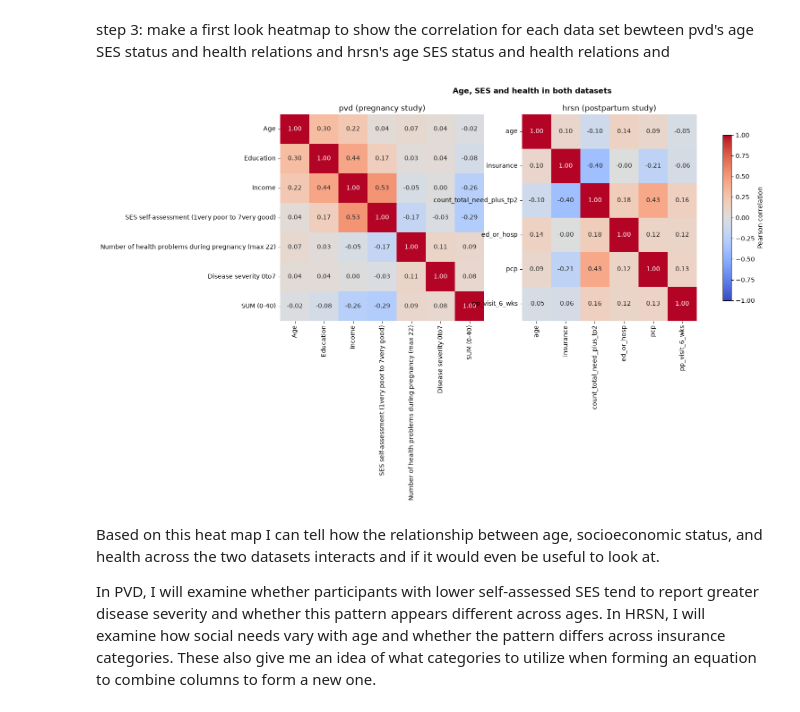
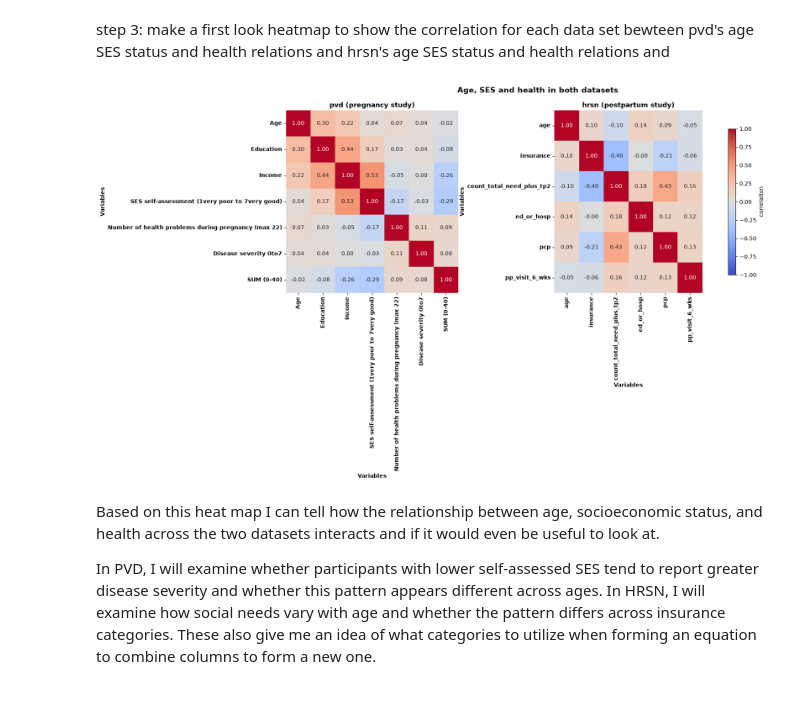
Before and after one commit to vgemoetsjohnson-sketch/FDS2-F26-FinalProject-Group2, a Jupyter notebook: q3_victoriagemoetsjohnson.ipynb, the cells around one changed output. Cells and saved outputs as stored; diff of their text form; code cells hidden in the pictures.

```diff
--- a/q3_victoriagemoetsjohnson.ipynb
+++ b/q3_victoriagemoetsjohnson.ipynb
@@ -118,30 +122,49 @@ htn
 # %% [markdown]
 step 3: make a first look heatmap to show the correlation for each data set bewteen pvd's age SES status and health relations and  hrsn's age SES status and health relations and
 # %%
-pvd_cols = ['Age','Education','Income','SES self-assessment (1very poor to 7very good)','Number of health problems during pregnancy (max 22)','Disease severity 0to7','SUM (0-40)',]
+#heat map
+fig, axes = plt.subplots(1, 2,
+    figsize=(17, 6),
+    gridspec_kw={'width_ratios': [7, 6], 'wspace': 0.6})
 
-pvd = pvd.rename(columns={
-    'Income (1 - below 600, 2 - 600 - 1000, 3- 1000 - 1500, 4 - 1500 - 2000, 5 - 2000 - 3000, 6 - 3000 - 4000, 7 - 4000 - 6000, 8 - over 6000 PLN)': 'Income'})
+for ax, corr, title in zip(
+    axes,
+    [pvd_corr, hrsn_corr],
+    ['pvd (pregnancy study)', 'hrsn (postpartum study)']):
+    sns.heatmap(
+        corr,
+        annot=True,
+        fmt='.2f',
+        cmap='coolwarm',
+        vmin=-1,
+        vmax=1,
+        ax=ax,
+        cbar=False)
 
-hrsn_cols = ['age', 'insurance', 'count_total_need_plus_tp2', 'ed_or_hosp', 'pcp', 'pp_visit_6_wks']
 
-# correlation
-pvd_cols = pvd[pvd_cols].apply(pd.to_numeric, errors='coerce')
-pvd_corr = pvd_cols.corr()
+    ax.set_title(title, fontweight='bold')
+    ax.set_xlabel('Variables', fontweight='bold')
+    ax.set_ylabel('Variables', fontweight='bold')
 
-hrsn_cols = hrsn[hrsn_cols].apply(pd.to_numeric, errors='coerce')
-hrsn_corr = hrsn_cols.corr()
 
-# heat map
-fig, axes = plt.subplots(1, 2, figsize=(15, 6), gridspec_kw={'width_ratios': [7, 6]})
-for ax, corr, title in zip(axes, [pvd_corr, hrsn_corr], ['pvd (pregnancy study)', 'hrsn (postpartum study)']):
-    sns.heatmap(corr, annot=True, fmt='.2f', cmap='coolwarm', vmin=-1, vmax=1, ax=ax, cbar=False)
-    ax.set_title(title)
-fig.colorbar(axes[1].collections[0], ax=axes, label='Pearson correlation', shrink=0.8)
-fig.suptitle('Age, SES and health in both datasets', fontweight='bold')
+    plt.setp(ax.get_xticklabels(), fontweight='bold')
+    plt.setp(ax.get_yticklabels(), fontweight='bold')
+
+
+fig.colorbar(
+    axes[1].collections[0],
+    ax=axes,
+    label='correlation',
+    shrink=0.8)
+
+fig.suptitle(
+    'Age, SES and health in both datasets',
+    fontweight='bold',
+    fontsize=14)
+
 plt.show()
 # %% [output]
-[figure, old version]
+[figure, new version]
 # %% [markdown]
 Based on this heat map I can tell how the relationship between age, socioeconomic status, and health across the two datasets interacts and if it would even be useful to look at.
 
```
Also changed, not shown: parts of 8 cells of this notebook, 3 other files.
